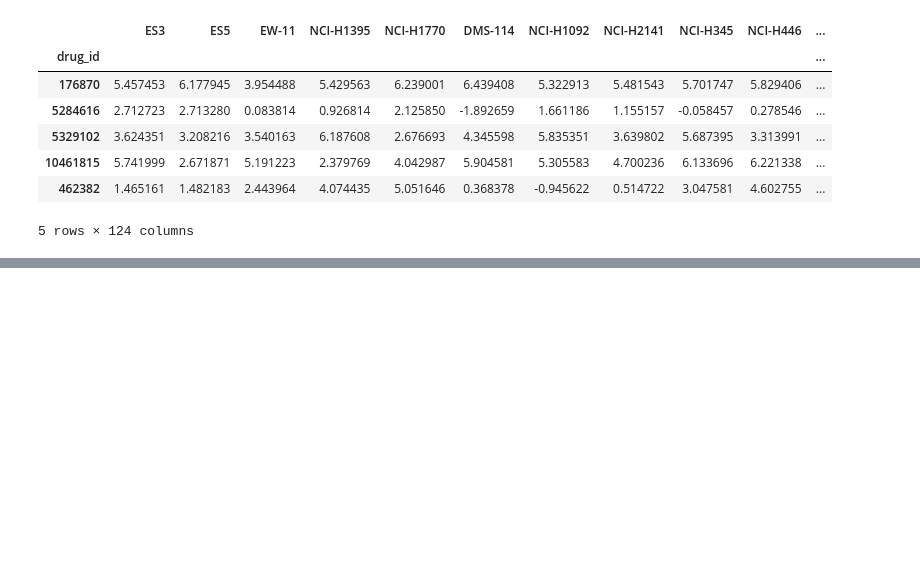
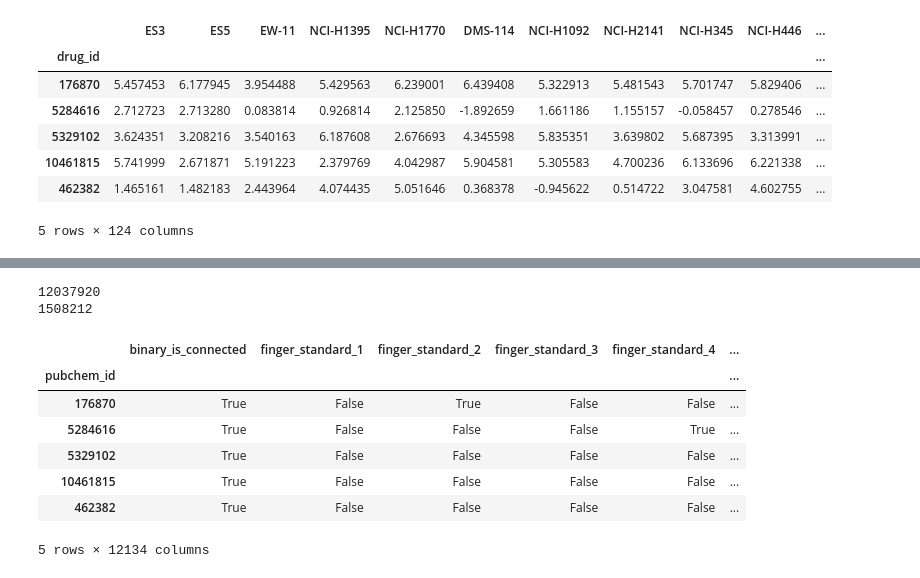
Before and after one commit to soerenetler/Cancer-Drug-Response-Prediction, a Jupyter notebook: Readata.ipynb, the cells around one changed output, grey strips where cells are left out. Cells and saved outputs as stored; diff of their text form; code cells hidden in the pictures; blank space fills up the shorter version.

```diff
--- a/Readata.ipynb
+++ b/Readata.ipynb
@@ -5,18 +5,20 @@ import pandas as pd
 filename_labels = 'Data/Labels.txt'
 file_cell_line_name = "Data/Cell_line_IDs.txt"
 file_drug_name = "Data/Drug_PubChem_IDs.txt"
+file_drug_information = 'Data/drug_features_pubchem_id.csv'
+file_cell_line_information = 'Data/cell_line_features_cell_line_ids.csv'
 
 # Read Cell Line Names into list
 with open(file_cell_line_name) as f:
-    cell_lines = [line.strip() for line in f]
+    cell_line_names = [line.strip() for line in f]
 
 # Read Drug Names into list
 with open(file_drug_name) as f:
-    drugs = [line.strip() for line in f]
+    drug_names = [line.strip() for line in f]
 
 
-data = pd.read_csv(filename_labels, sep = "\t", header=None, names=cell_lines)
-data["drug_id"] = drugs
+data = pd.read_csv(filename_labels, sep = "\t", header=None, names=cell_line_names)
+data["drug_id"] = drug_names
 data.set_index("drug_id", inplace=True)
 data.shape
 # Print out
@@ -32,0 +62,22 @@ data.head()
+# %%
+import numpy as np
+drug_df = pd.read_csv(file_drug_information)
+drug_df.drop(['Unnamed: 0', 'Unnamed: 0.1'], axis=1,inplace=True)
+drug_df.set_index("pubchem_id", inplace=True)
+print(drug_df.memory_usage(index=True).sum())
+for column in drug_df.columns:
+    if set(drug_df[column]).issubset({0, 1}):
+        drug_df[column] = drug_df[column].astype(np.bool)
+print(drug_df.memory_usage(index=True).sum())
+drug_df.head()
+# %% [output]
+12037920
+1508212
+|  | binary_is_connected | finger_standard_1 | finger_standard_2 | finger_standard_3 | finger_standard_4 | ... |
+| pubchem_id |  |  |  |  |  | ... |
+| 176870 | True | False | True | False | False | ... |
+| 5284616 | True | False | False | False | True | ... |
+| 5329102 | True | False | False | False | False | ... |
+| 10461815 | True | False | False | False | False | ... |
+| 462382 | True | False | False | False | False | ... |
+5 rows × 12134 columns
```
Also changed, not shown: parts of 4 cells of this notebook, 2 other files.
